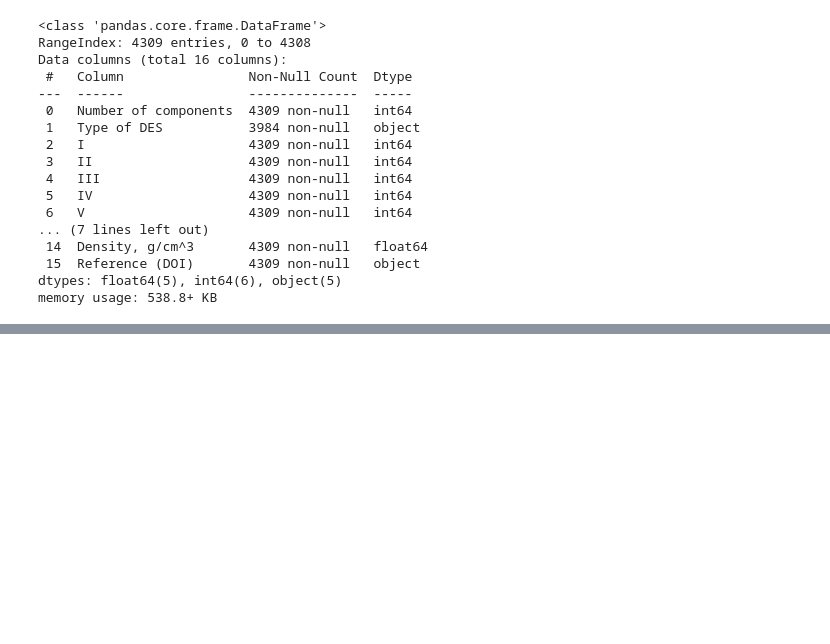
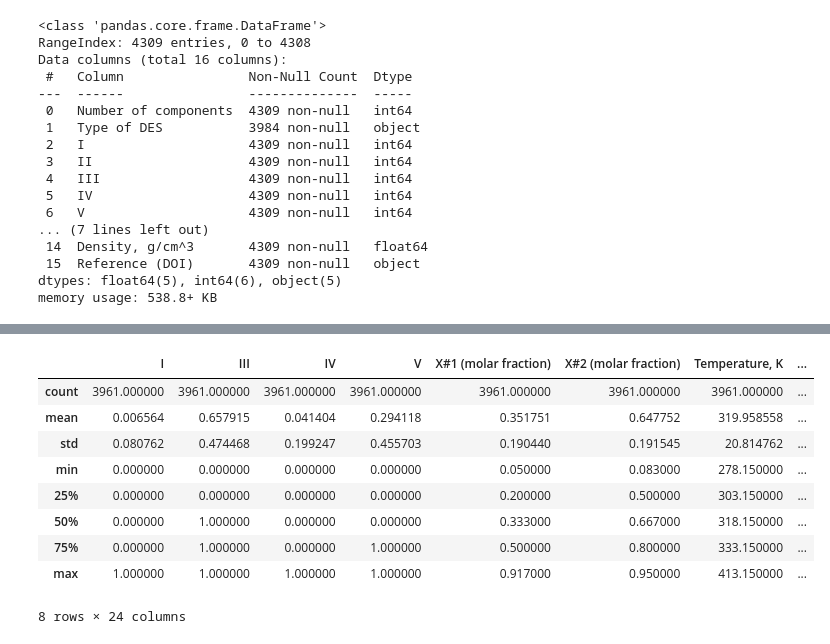
Before and after one commit to meteora142/Ecoteam, a Jupyter notebook: scripts/EcoteamProject.ipynb, the cells around one changed output, grey strips where cells are left out. Drawn from its saved outputs; the diff is of its cells as text; code cells hidden in the pictures; blank space fills up the shorter version.

```diff
--- a/scripts/EcoteamProject.ipynb
+++ b/scripts/EcoteamProject.ipynb
@@ -108,0 +102,3 @@ dataset.head(5)
+# %%
+dataset = pd.read_csv(df.drop(['Unnamed: 0', ], axis=1, inplace=True))
+dataset.head(5)
@@ -153,0 +165,13 @@ final_dataset.head(5)
+# %%
+final_dataset.describe()
+# %% [output]
+|  | I | III | IV | V | X#1 (molar fraction) | X#2 (molar fraction) | Temperature, K | ... |
+| count | 3961.000000 | 3961.000000 | 3961.000000 | 3961.000000 | 3961.000000 | 3961.000000 | 3961.000000 | ... |
+| mean | 0.006564 | 0.657915 | 0.041404 | 0.294118 | 0.351751 | 0.647752 | 319.958558 | ... |
+| std | 0.080762 | 0.474468 | 0.199247 | 0.455703 | 0.190440 | 0.191545 | 20.814762 | ... |
+| min | 0.000000 | 0.000000 | 0.000000 | 0.000000 | 0.050000 | 0.083000 | 278.150000 | ... |
+| 25% | 0.000000 | 0.000000 | 0.000000 | 0.000000 | 0.200000 | 0.500000 | 303.150000 | ... |
+| 50% | 0.000000 | 1.000000 | 0.000000 | 0.000000 | 0.333000 | 0.667000 | 318.150000 | ... |
+| 75% | 0.000000 | 1.000000 | 0.000000 | 1.000000 | 0.500000 | 0.800000 | 333.150000 | ... |
+| max | 1.000000 | 1.000000 | 1.000000 | 1.000000 | 0.917000 | 0.950000 | 413.150000 | ... |
+8 rows × 24 columns
```
Also changed, not shown: parts of 8 cells of this notebook, 1 other file.
